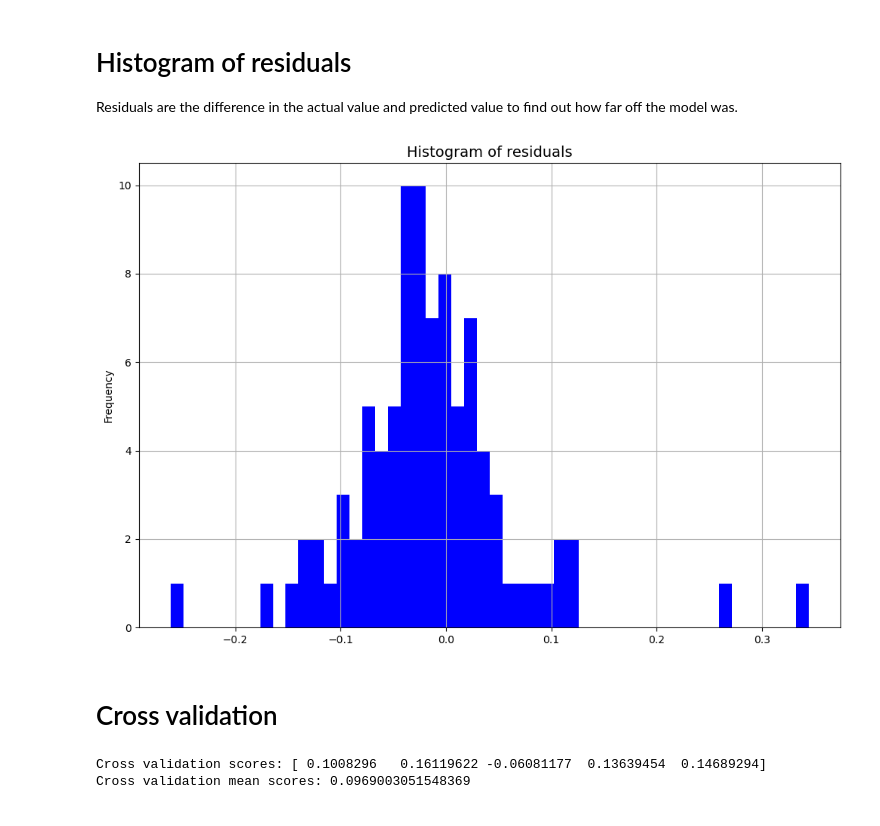
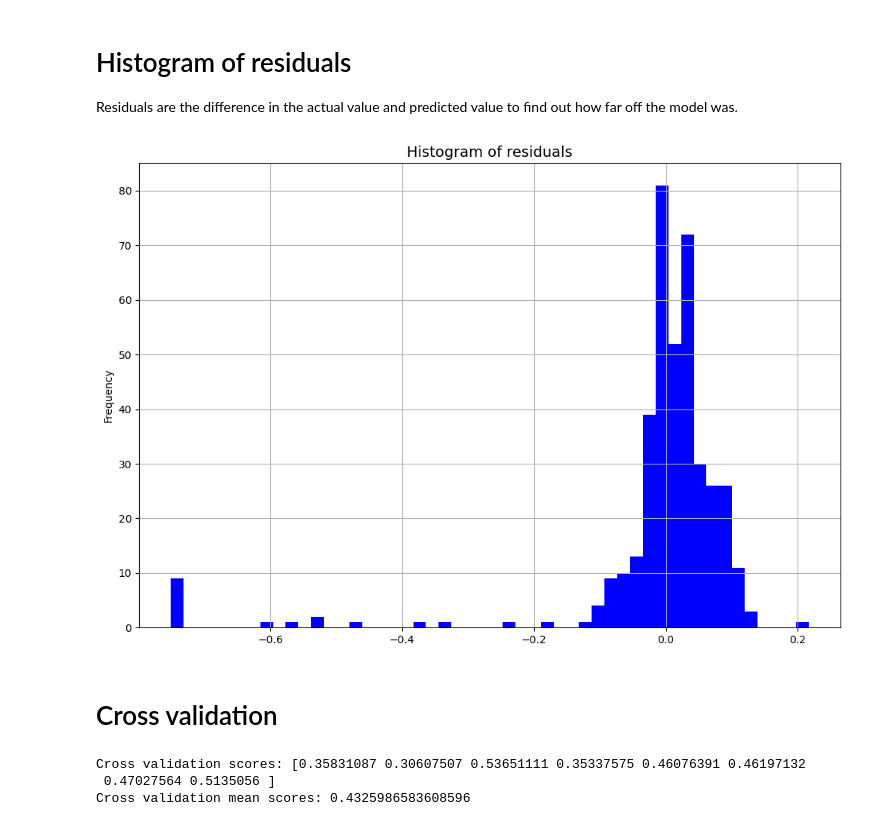
Before and after one commit to iNafey/house-price-predictor, a Jupyter notebook: main.ipynb, the cells around one changed output. Drawn from its saved outputs; the diff is of its cells as text; code cells hidden in the pictures.

```diff
--- a/main.ipynb
+++ b/main.ipynb
@@ -79,7 +84,8 @@ for i in categoricals:
 # %% [markdown]
 ## Replacing Zeros
 # %%
-for i in numericals:
+nan_features = ['LAND SQUARE FEET', 'GROSS SQUARE FEET', 'SALE PRICE']
+for i in nan_features:
     data[i] = data[i].apply(lambda x: np.nan if x == 0 else x)
 # %% [markdown]
 # Summary of Missing Values
@@ -200,15 +236,16 @@ This means all of the columns in the table above should have a check to remove o
 # %%
-def identify_outlier(df):
+def identify_outlier(df, features):
     temp = np.zeros(df.shape[0])
-    desc = data.describe()
-    for i in ["COMMERCIAL UNITS","LAND SQUARE FEET","GROSS SQUARE FEET","RESIDENTIAL UNITS","SALE PRICE", "TOTAL UNITS"]:
+    desc = df.describe()
+    for i in features:
+        iqr = desc[i]["75%"] - desc[i]["25%"]
         for j, x in enumerate(df[i]):
-            if x < desc[i]["mean"] - 2*desc[i]["std"] or x > desc[i]["mean"] + 2*desc[i]["std"]:
+            if x < (desc[i]["25%"] - 1.5*(iqr)) or x > (desc[i]["75%"] + 1.5*(iqr)):
                 temp[j] = 1
     df['outlier'] = temp
     return df
 
-data = identify_outlier(data)
+data = identify_outlier(data, ["LAND SQUARE FEET","GROSS SQUARE FEET","SALE PRICE"])
 print("number of outliers identified:", data['outlier'].sum())
 data = data[data.outlier == 0]
 data.drop('outlier', axis = 1, inplace = True)
@@ -240,14 +287,15 @@ data.describe()
 # %%
-def normalise(df):
-    columns = ["COMMERCIAL UNITS","LAND SQUARE FEET","GROSS SQUARE FEET","RESIDENTIAL UNITS","SALE PRICE", "TOTAL UNITS", "lnprice"]
+def normalise(df, columns):
+    #columns = ["COMMERCIAL UNITS","LAND SQUARE FEET","GROSS SQUARE FEET","RESIDENTIAL UNITS","SALE PRICE", "TOTAL UNITS", "lnprice"]
     desc = df.describe()
     for i in columns:
+        print("Normalising column: "+i)
         temp = np.zeros(df.shape[0])
-        for j, x in enumerate(data[i]):
+        for j, x in enumerate(df[i]):
             temp[j] = (x-desc[i]["min"])/(desc[i]["max"]-desc[i]["min"])
-        data[i] = temp
+        df[i] = temp
     return df
 # %%
-data = normalise(data)
+data = normalise(data, ["COMMERCIAL UNITS","LAND SQUARE FEET","GROSS SQUARE FEET","RESIDENTIAL UNITS","SALE PRICE", "TOTAL UNITS", "lnprice"])
 data.describe()
 # %% [output]
@@ -514,29 +574,34 @@ Score against test data: 0.293
 # Histogram of residuals
 Residuals are the difference in the actual value and predicted value to find out how far off the model was.
 # %%
-prediction = lm.predict(testX)
-residuals = (testY - prediction)
+def hist_res(tModel, testX, testY):
+    prediction = tModel.predict(testX)
+    residuals = (testY - prediction)
 
-plt.figure(figsize=(12, 8))
-plt.title('Histogram of residuals', fontsize=14)
-plt.hist(residuals, color='blue', bins=50)
-plt.ylabel('Frequency')
-plt.grid()
-plt.show()
+    plt.figure(figsize=(12, 8))
+    plt.title('Histogram of residuals', fontsize=14)
+    plt.hist(residuals, color='blue', bins=50)
+    plt.ylabel('Frequency')
+    plt.grid()
+    plt.show()
+    return
+hist_res(sp_lm, sp_testX, sp_testY)
 # %% [output]
-[figure, old version]
+[figure, new version]
 # %% [markdown]
 # Cross validation
 # %%
-from sklearn.model_selection import cross_val_score
+from sklearn.model_selection import cross_val_score, KFold
 
-#scores = cross_val_score(lm, X, Y, scoring="explained_variance" cv=5)
-#print(scores)
-
-
-scores = cross_val_score(lm, X, Y, cv=5) # 5 K-folds is the default value
-print("Cross validation scores: {}".format(scores))
-print("Cross validation mean scores: {}".format(scores.mean()))
+def cv(df, tModel, pred_features, outcome):
+    crossvalidation = KFold(10, shuffle=True)
+    X = df[pred_features]
+    Y = df[outcome]
+    scores = cross_val_score(tModel, X, Y, cv=crossvalidation) # 5 K-folds is the default value
+    print("Cross validation scores: {}".format(scores))
+    print("Cross validation mean scores: {}".format(np.mean(scores)))
+cv(data, sp_lm, ['TOTAL UNITS', 'LAND SQUARE FEET', 'GROSS SQUARE FEET'], 'lnprice')
 # %% [output]
-Cross validation scores: [ 0.1008296   0.16119622 -0.06081177  0.13639454  0.14689294]
-Cross validation mean scores: 0.0969003051548369
+Cross validation scores: [0.35831087 0.30607507 0.53651111 0.35337575 0.46076391 0.46197132
+ 0.47027564 0.5135056 ]
+Cross validation mean scores: 0.4325986583608596
```
Also changed, not shown: parts of 86 cells of this notebook.
